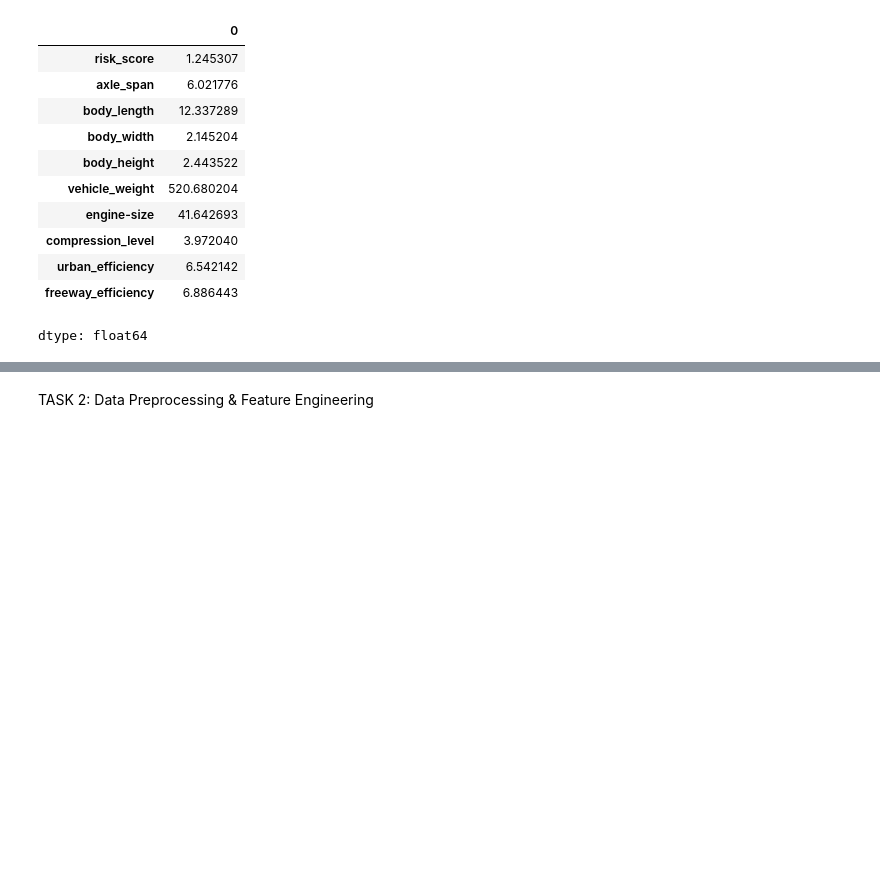
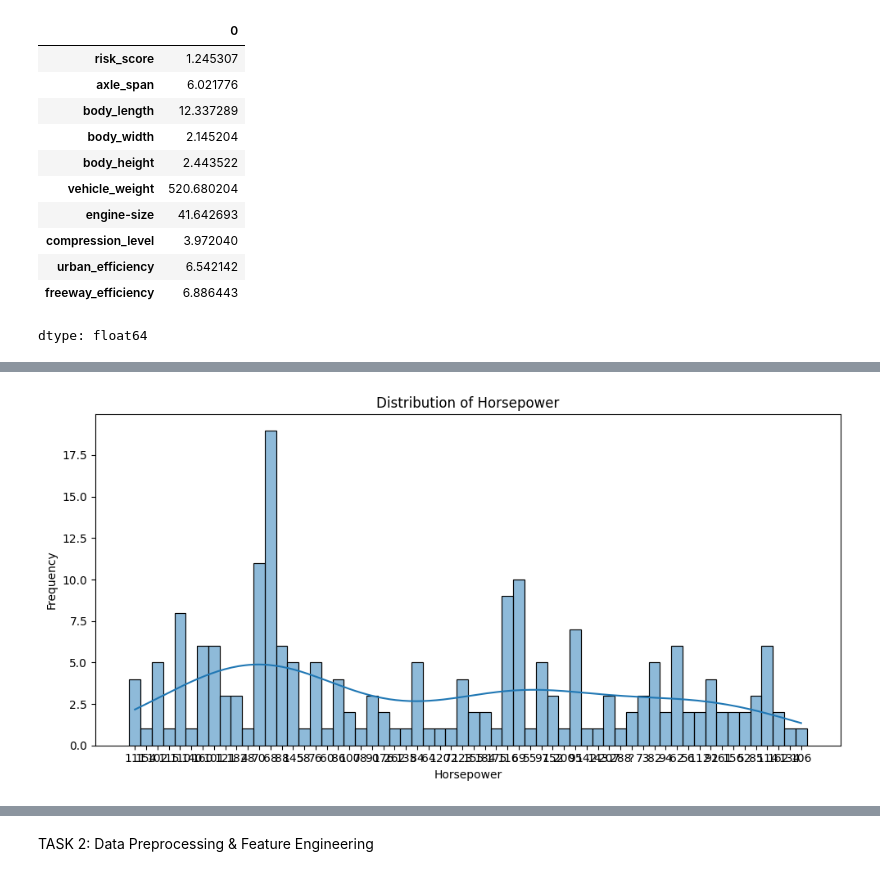
Before and after one commit to SunitaJakhar/Predicting-Car-Prices-Using-Data-Analytics-and-Machine-Learning, a Jupyter notebook: Predicting_Car_Prices_Using_Data_Analytics_and_Machine_Learning.ipynb, the cells around one changed output, grey strips where cells are left out. Drawn from its saved outputs; the diff is of its cells as text; code cells hidden in the pictures; blank space fills up the shorter version.

```diff
--- a/Predicting_Car_Prices_Using_Data_Analytics_and_Machine_Learning.ipynb
+++ b/Predicting_Car_Prices_Using_Data_Analytics_and_Machine_Learning.ipynb
@@ -175,0 +192,12 @@ Unique values in column 'brand':
+# %%
+# Histogram - Distribution of Horsepower
+
+plt.figure(figsize=(10, 5))
+sns.histplot(df['horsepower'], bins=20, kde=True)
+plt.title('Distribution of Horsepower')
+plt.xlabel('Horsepower')
+plt.ylabel('Frequency')
+plt.tight_layout()
+plt.show()
+# %% [output]
+[figure, added]
```
Also changed, not shown: parts of 40 cells of this notebook.
